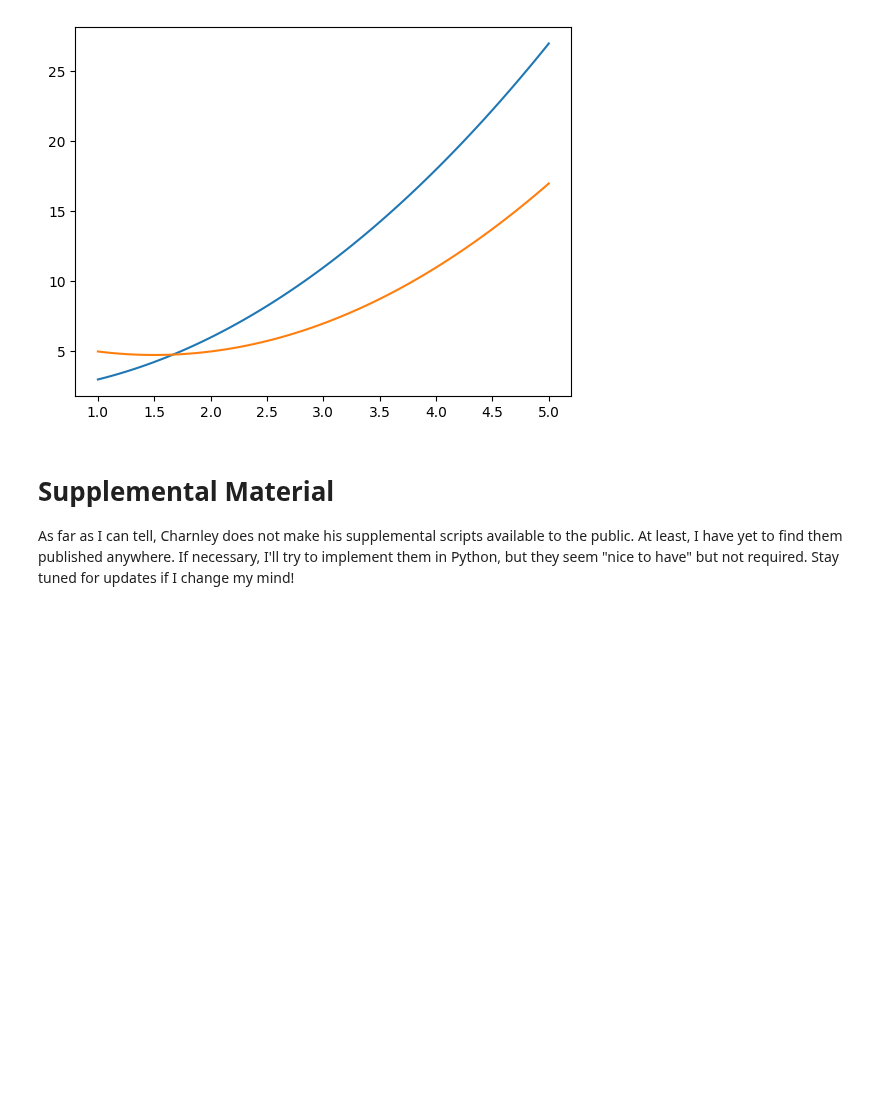
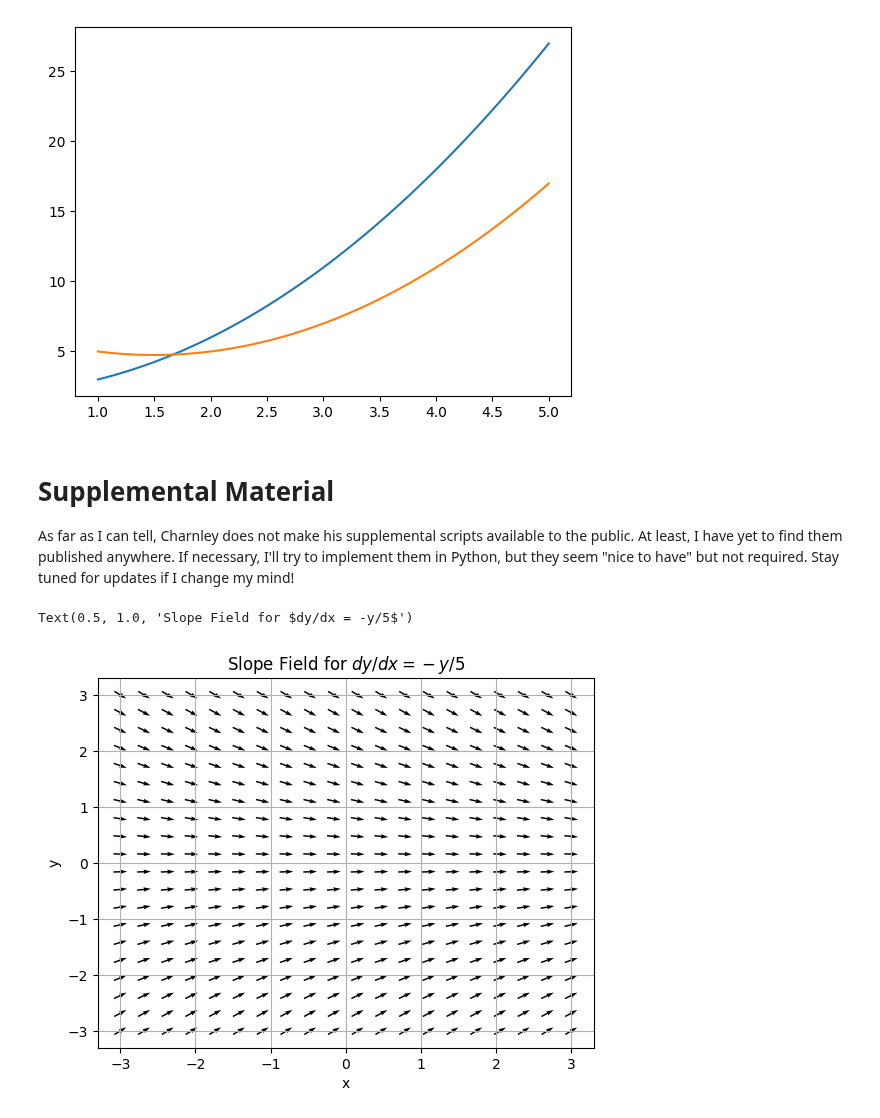
Before and after one commit to 201820-SWEN-230/MATH-330-Activities, a Jupyter notebook: PythonOverview.ipynb, the cells around one changed output. Saved outputs shown, nothing was run; the diff lists cells and outputs as text; code cells hidden in the pictures; blank space fills up the shorter version.

Commit message:
add quiver normalization...

```diff
--- a/PythonOverview.ipynb
+++ b/PythonOverview.ipynb
@@ -154,3 +154,27 @@ plt.plot(xPts, gx(xPts))
 # Supplemental Material
 
 As far as I can tell, Charnley does not make his supplemental scripts available to the public. At least, I have yet to find them published anywhere. If necessary, I'll try to implement them in Python, but they seem "nice to have" but not required. Stay tuned for updates if I change my mind!
+# %%
+#
+# It did occur to me that you can always "normalize" the quiver field like so, if you want to:
+#
+
+xdomain = np.linspace(-3,3,20)
+ydomain = np.linspace(-3,3,20)
+
+x,y = np.meshgrid(xdomain, ydomain)
+
+u = 1
+v = -y/5
+
+uvnorm = np.sqrt(u**2 + v**2)
+u,v = u/uvnorm,v/uvnorm
+
+plt.quiver(x,y,u,v,pivot='mid')
+plt.grid()
+plt.xlabel("x")
+plt.ylabel("y")
+plt.title("Slope Field for $dy/dx = -y/5$")
+# %% [output]
+Text(0.5, 1.0, 'Slope Field for $dy/dx = -y/5$')
+[figure, added]
```
